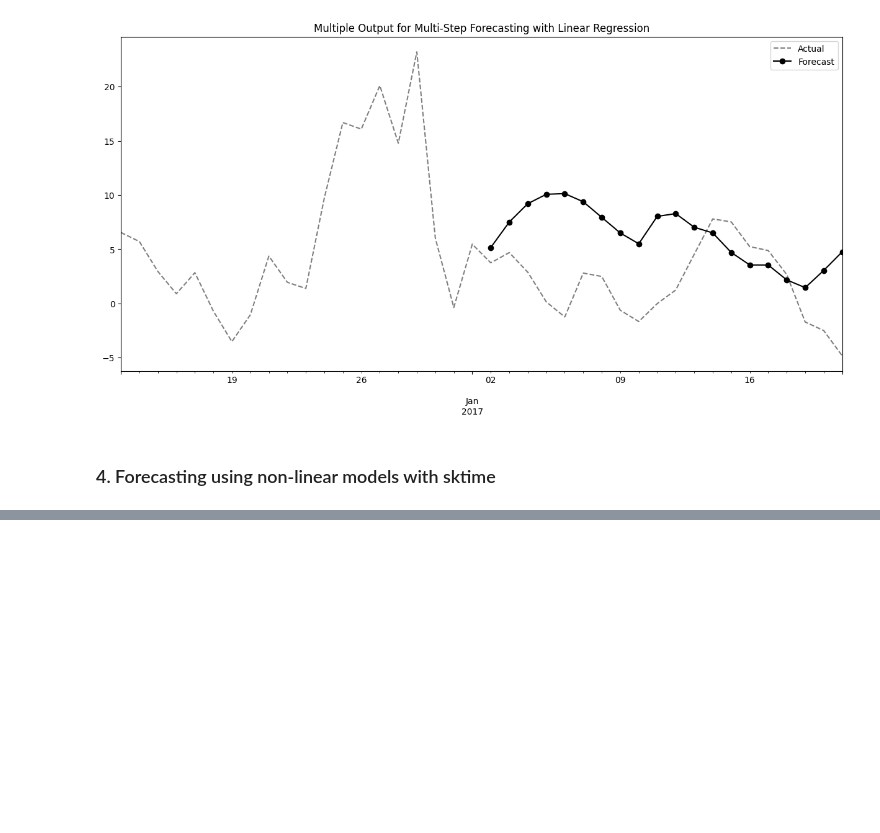
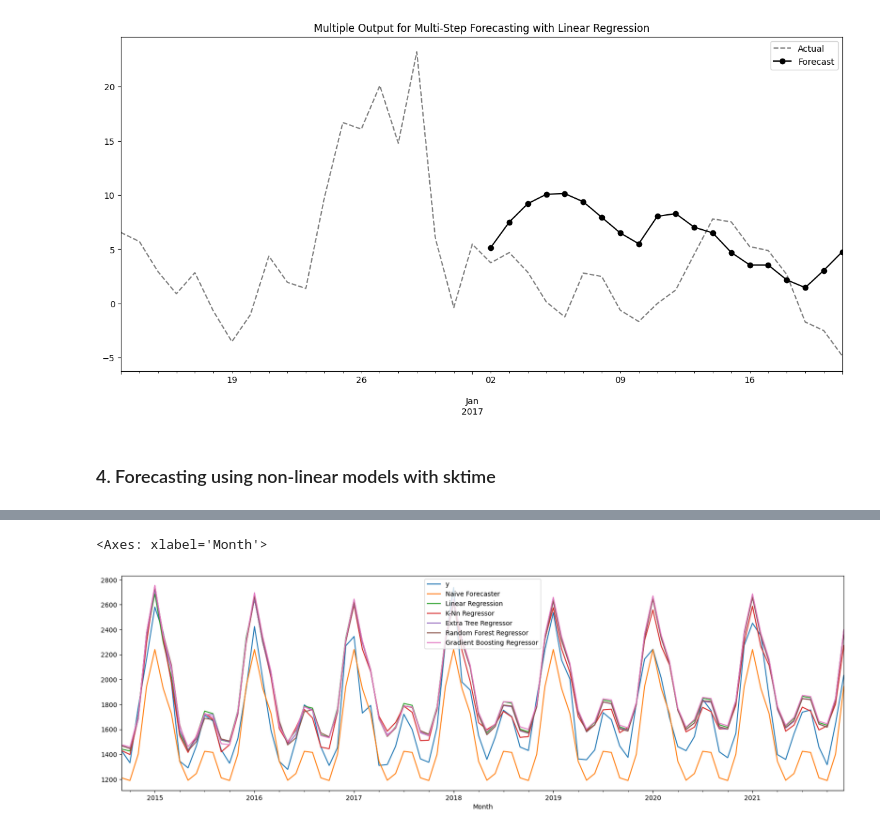
Before and after one commit to Jeremiah-Katumo/dsa, a Jupyter notebook: 3-time-series/10-forecasting-using-unsupervised-ml.ipynb, the cells around one changed output, grey strips where cells are left out. Saved outputs shown, nothing was run; the diff lists cells and outputs as text; code cells hidden in the pictures; blank space fills up the shorter version.

```diff
--- a/3-time-series/10-forecasting-using-unsupervised-ml.ipynb
+++ b/3-time-series/10-forecasting-using-unsupervised-ml.ipynb
@@ -551,0 +635,5 @@ from sktime.forecasting.compose import make_reduction
+# %%
+test.plot(subplots=False, figsize=(20, 6))
+# %% [output]
+<Axes: xlabel='Month'>
+[figure, added]
```
Also changed, not shown: parts of 45 cells of this notebook.
